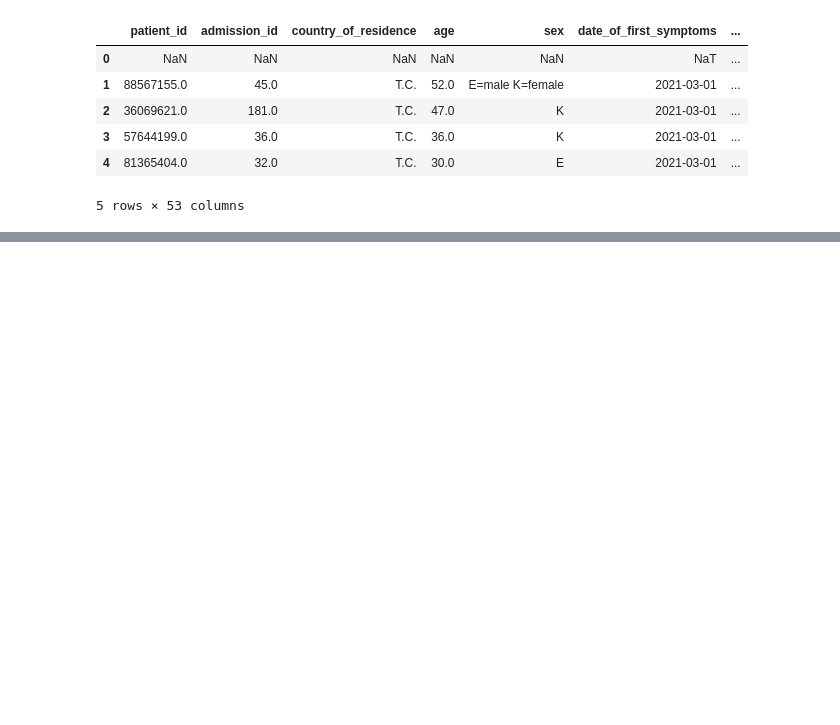
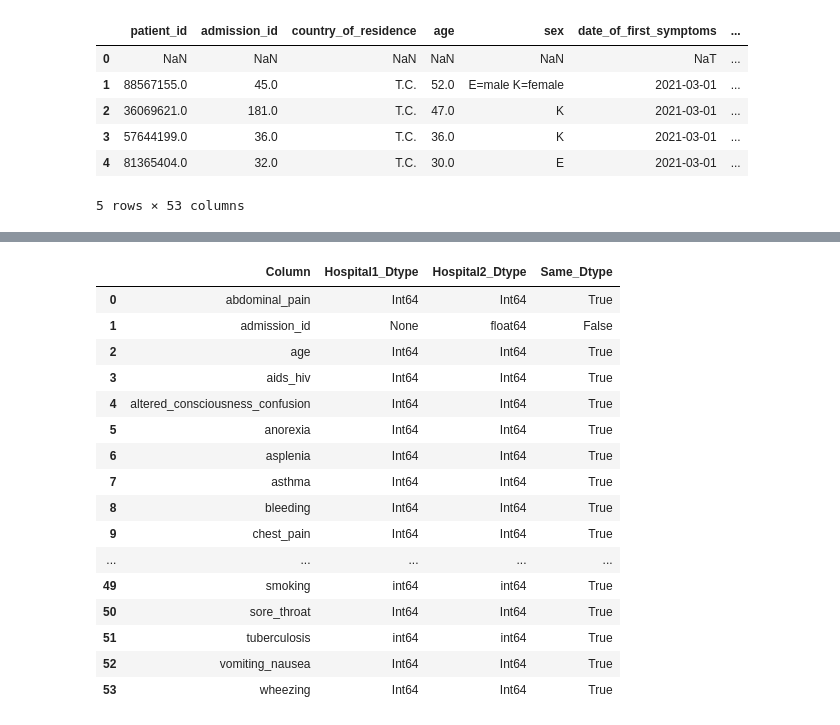
Before and after one commit to dasiemens-coder/data_processes_assignment_2_v2, a Jupyter notebook: assignment2_colums.ipynb, the cells around one changed output, grey strips where cells are left out. Cells and saved outputs as stored; diff of their text form; code cells hidden in the pictures; blank space fills up the shorter version.

```diff
--- a/assignment2_colums.ipynb
+++ b/assignment2_colums.ipynb
@@ -180,0 +188,10 @@ hospital2.rename(columns=rename_hospital2, inplace=True)
+# %%
+# for the upcasting when we have int and float we should make it float. But in our situation, the floats does not make sense, e.g age or binary cases.
+# therefore, in variables that we have int means that it is enough, so we make it int
+# the only variable that makes sense to be float is temperature, that is already in both
+for column in hospital1.columns.intersection(hospital2.columns):
+    if dtypes_hospital1[column] != dtypes_hospital2[column]:
+        #hospital1[column] = pd.to_numeric(hospital1[column], downcast='integer', errors='coerce')
+        #hospital2[column] = pd.to_numeric(hospital2[column], downcast='integer', errors='coerce')
+        hospital1[column] = hospital1[column].astype('Int64')
+        hospital2[column] = hospital2[column].astype('Int64')
@@ -180,0 +218,31 @@ hospital2.rename(columns=rename_hospital2, inplace=True)
+# %%
+#make sure if are the same now
+dtypes_hospital1 = hospital1.dtypes
+dtypes_hospital2 = hospital2.dtypes
+
+dtype_comparison = pd.DataFrame({
+    'Column': sorted(set(hospital1.columns).union(set(hospital2.columns))),
+    'Hospital1_Dtype': [dtypes_hospital1[col] if col in hospital1.columns else None for col in sorted(set(hospital1.columns).union(set(hospital2.columns)))],
+    'Hospital2_Dtype': [dtypes_hospital2[col] if col in hospital2.columns else None for col in sorted(set(hospital1.columns).union(set(hospital2.columns)))]
+})
+
+dtype_comparison['Same_Dtype'] = dtype_comparison['Hospital1_Dtype'] == dtype_comparison['Hospital2_Dtype']
+dtype_comparison
+# %% [output]
+|  | Column | Hospital1_Dtype | Hospital2_Dtype | Same_Dtype |
+| 0 | abdominal_pain | Int64 | Int64 | True |
+| 1 | admission_id | None | float64 | False |
+| 2 | age | Int64 | Int64 | True |
+| 3 | aids_hiv | Int64 | Int64 | True |
+| 4 | altered_consciousness_confusion | Int64 | Int64 | True |
+| 5 | anorexia | Int64 | Int64 | True |
+| 6 | asplenia | Int64 | Int64 | True |
+| 7 | asthma | Int64 | Int64 | True |
+| 8 | bleeding | Int64 | Int64 | True |
+| 9 | chest_pain | Int64 | Int64 | True |
+| ... | ... | ... | ... | ... |
+| 49 | smoking | int64 | int64 | True |
+| 50 | sore_throat | Int64 | Int64 | True |
+| 51 | tuberculosis | int64 | int64 | True |
+| 52 | vomiting_nausea | Int64 | Int64 | True |
+| 53 | wheezing | Int64 | Int64 | True |
```
Also changed, not shown: parts of 7 cells of this notebook.
